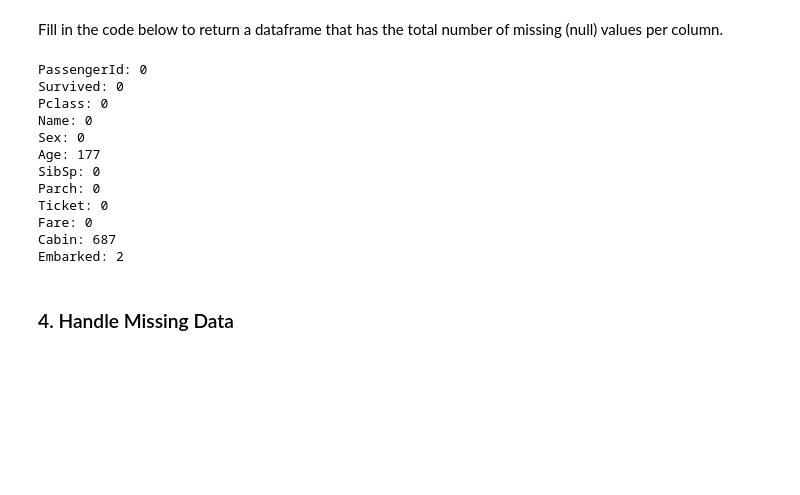
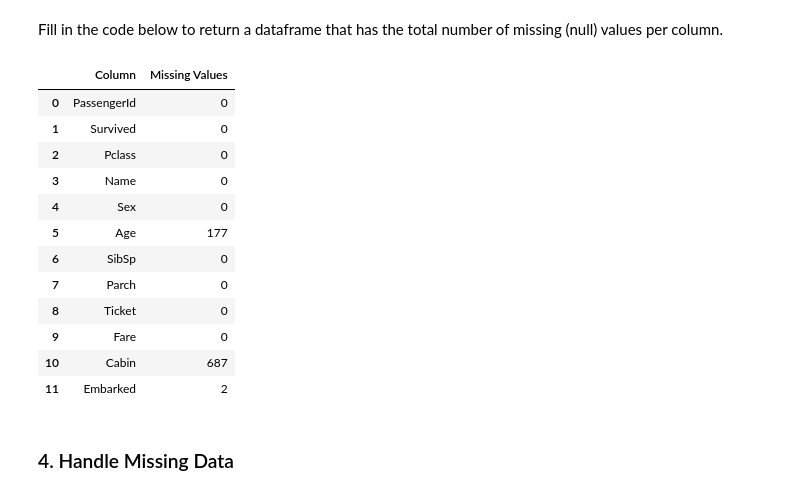
Before and after one commit to ISE-CS4445-AI/challenge-2-jeancarson, a Jupyter notebook: challenge-2.ipynb, the cells around one changed output. Drawn from its saved outputs; the diff is of its cells as text; code cells hidden in the pictures; blank space fills up the shorter version.

```diff
--- a/challenge-2.ipynb
+++ b/challenge-2.ipynb
@@ -222,24 +222,26 @@ Fill in the code below to return a dataframe that has the total number of missin
 # %%
 def number_missing_values(data):
     # TODO: Return the number of missing values in each column
     # return data....
-    for col in data.columns:
-        print(f'{col}: {data[col].isnull().sum()}')
-    pass
+    missing_values = data.isnull().sum()
+    missing_df = pd.DataFrame({'Column': missing_values.index, 'Missing Values': missing_values.values})
+    return missing_df
+
 number_missing_values(data)
 # %% [output]
-PassengerId: 0
-Survived: 0
-Pclass: 0
-Name: 0
-Sex: 0
-Age: 177
-SibSp: 0
-Parch: 0
-Ticket: 0
-Fare: 0
-Cabin: 687
-Embarked: 2
+|  | Column | Missing Values |
+| 0 | PassengerId | 0 |
+| 1 | Survived | 0 |
+| 2 | Pclass | 0 |
+| 3 | Name | 0 |
+| 4 | Sex | 0 |
+| 5 | Age | 177 |
+| 6 | SibSp | 0 |
+| 7 | Parch | 0 |
+| 8 | Ticket | 0 |
+| 9 | Fare | 0 |
+| 10 | Cabin | 687 |
+| 11 | Embarked | 2 |
 # %% [markdown]
 ### 4. Handle Missing Data
 # %%
```
Also changed, not shown: parts of 1 cell of this notebook.
